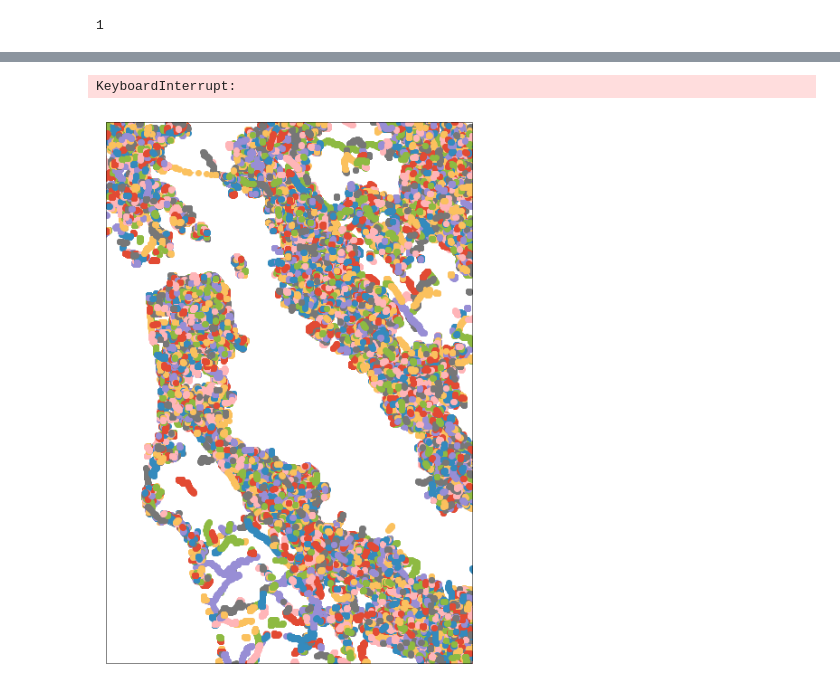
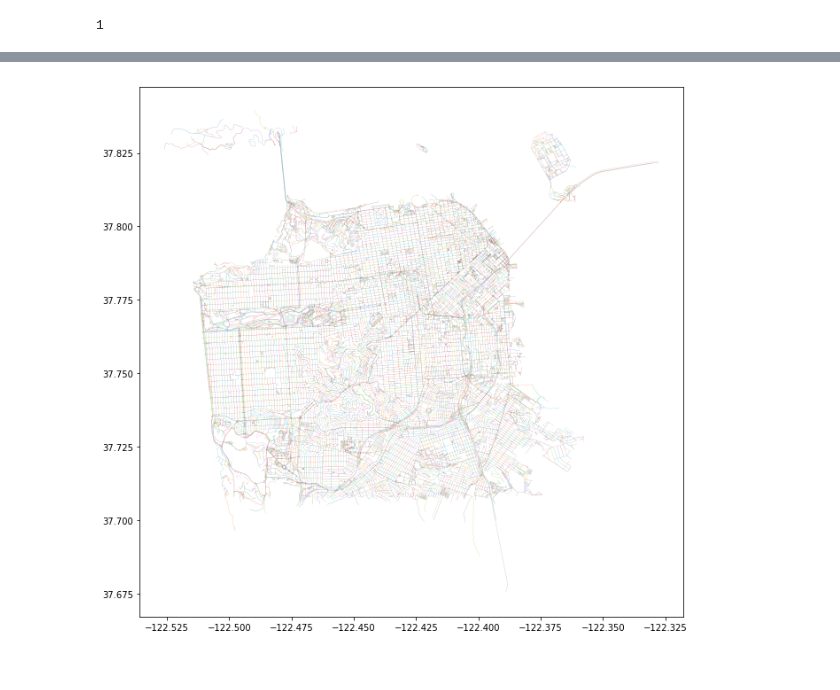
Before and after one commit to LordHelmchen324/real-vs-synthetic-geospatial, a Jupyter notebook: osm_maps/read_osm_sanfran.ipynb, the cells around one changed output, grey strips where cells are left out. Cells and saved outputs as stored; diff of their text form; code cells hidden in the pictures.

```diff
--- a/osm_maps/read_osm_sanfran.ipynb
+++ b/osm_maps/read_osm_sanfran.ipynb
@@ -78,21 +83,13 @@ import cartopy.io.img_tiles as cimgt
 # %%
 plt.figure(figsize = (11, 11))
-
-img = cimgt.GoogleTiles()
-
-ax = plt.axes(projection = img.crs)
-ax.set_extent((-122.578295, -122.0039133333, 37.32683, 37.99691))
-
-#ax.add_image(img, 12, interpolation = 'bicubic')
 
 for street in streets:
     lats = []
     lons = []
     for (x, y) in street['line']:
         lats.append(x)
         lons.append(y)
 
-    plt.plot(lons, lats, 'o--', transform=ccrs.PlateCarree())
+    plt.plot(lons, lats, linewidth=0.15, markersize=0.35)
 # %% [output]
-KeyboardInterrupt:
-[figure, old version]
+[figure, new version]
```
Also changed, not shown: parts of 10 cells of this notebook, 2 other files.
